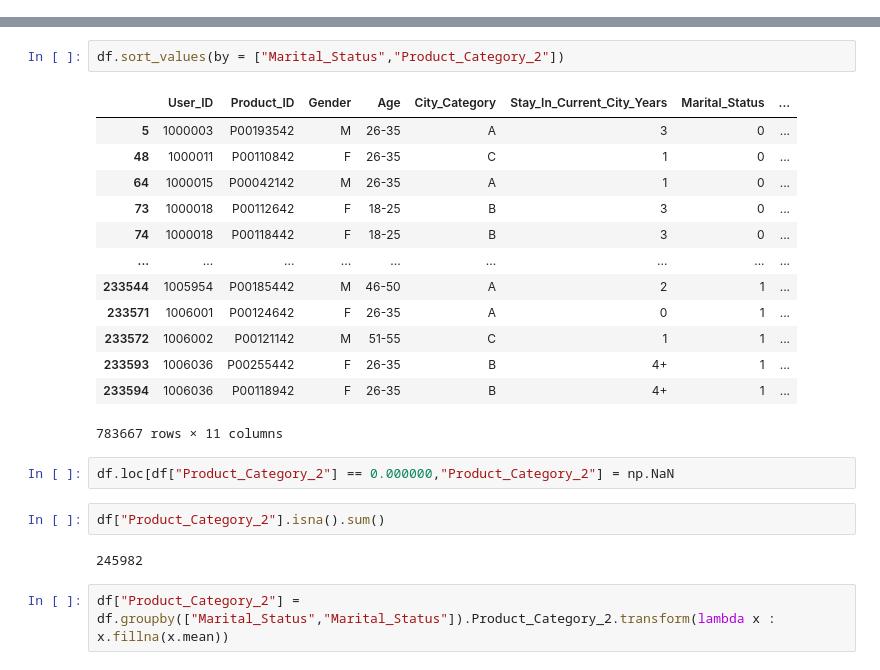
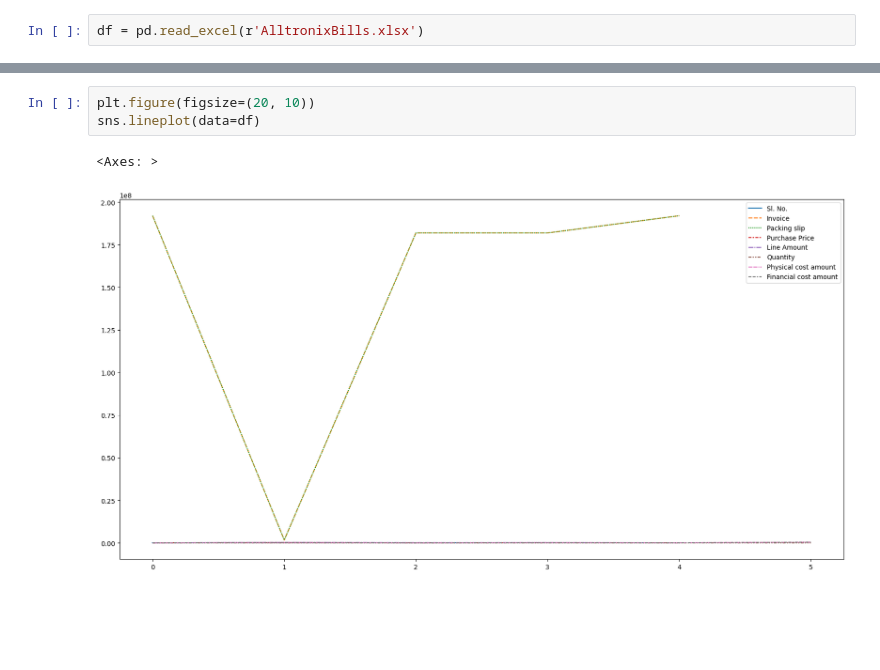
Before and after one commit to sribala4/Arjun, a Jupyter notebook: Untitled1.ipynb, the cells around one changed output, grey strips where cells are left out. Drawn from its saved outputs; the diff is of its cells as text; blank space fills up the shorter version.

```diff
--- a/Untitled1.ipynb
+++ b/Untitled1.ipynb
@@ -110,3 +54,5 @@ dtype: int64
+# %%
+df = pd.read_excel(r'AlltronixBills.xlsx')
 # %%
 df.shape
 # %% [output]
@@ -204,24 +91,6 @@ Name: Product_Category_2, dtype: int64
-# %%
-df.sort_values(by = ["Marital_Status","Product_Category_2"])
-# %% [output]
-|  | User_ID | Product_ID | Gender | Age | City_Category | Stay_In_Current_City_Years | Marital_Status | ... |
-| 5 | 1000003 | P00193542 | M | 26-35 | A | 3 | 0 | ... |
-| 48 | 1000011 | P00110842 | F | 26-35 | C | 1 | 0 | ... |
-| 64 | 1000015 | P00042142 | M | 26-35 | A | 1 | 0 | ... |
-| 73 | 1000018 | P00112642 | F | 18-25 | B | 3 | 0 | ... |
-| 74 | 1000018 | P00118442 | F | 18-25 | B | 3 | 0 | ... |
-| ... | ... | ... | ... | ... | ... | ... | ... | ... |
-| 233544 | 1005954 | P00185442 | M | 46-50 | A | 2 | 1 | ... |
-| 233571 | 1006001 | P00124642 | F | 26-35 | A | 0 | 1 | ... |
-| 233572 | 1006002 | P00121142 | M | 51-55 | C | 1 | 1 | ... |
-| 233593 | 1006036 | P00255442 | F | 26-35 | B | 4+ | 1 | ... |
-| 233594 | 1006036 | P00118942 | F | 26-35 | B | 4+ | 1 | ... |
-783667 rows × 11 columns
-# %%
-df.loc[df["Product_Category_2"] == 0.000000,"Product_Category_2"] = np.NaN
-# %%
-df["Product_Category_2"].isna().sum()
-# %% [output]
-245982
-# %%
-df["Product_Category_2"] = df.groupby(["Marital_Status","Marital_Status"]).Product_Category_2.transform(lambda x : x.fillna(x.mean))
+# %%
+plt.figure(figsize=(20, 10))
+sns.lineplot(data=df)
+# %% [output]
+<Axes: >
+[figure, added]
```
Also changed, not shown: parts of 37 cells of this notebook, 1 other file.
